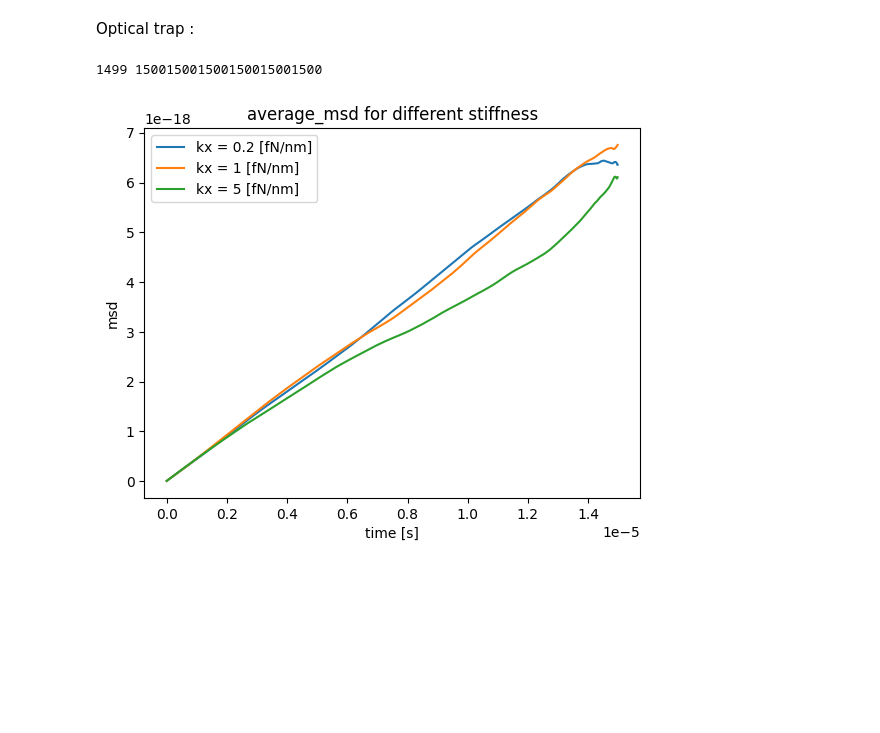
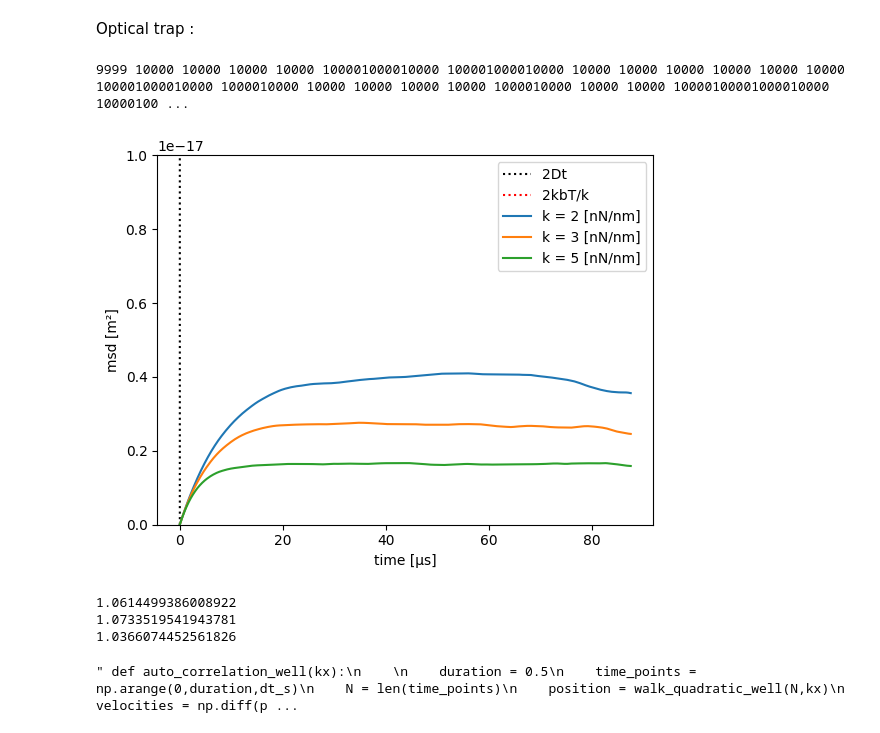
Before and after one commit to Antonin-Prom/IDIL_Internship_BFM_Langevin_modeling, a Jupyter notebook: langevin_simu/G.Volpe Brownian simulations/Optical_trap_notebook.ipynb, the cells around one changed output. Cells and saved outputs as stored; diff of their text form; code cells hidden in the pictures; blank space fills up the shorter version.

```diff
--- a/langevin_simu/G.Volpe Brownian simulations/Optical_trap_notebook.ipynb
+++ b/langevin_simu/G.Volpe Brownian simulations/Optical_trap_notebook.ipynb
@@ -233,7 +255,7 @@ plt.show()
 # %% [markdown]
 The velocity autocorelation function for a particle with inertia decays rapidly, but we also observe aberations (due to the lag ?).
 # %%
-def mean_square_displacement(inertial):
+""" def mean_square_displacement(inertial):
 
     duration = 1000*tau
     time_points = np.arange(0,duration,dt_s)
@@ -253,4 +275,4 @@ def mean_square_displacement(inertial):
         mean_array.append(M)
     #Convert into a set of delta t
     time_array = np.arange(1,len(mean_array)+1)*dt_s/tau
-    return mean_array, time_array
+    return mean_array, time_array """
@@ -257,11 +281,11 @@ def mean_square_displacement(inertial):
 # %%
-msd,t = mean_square_displacement(True)
+""" msd,t = mean_square_displacement(True)
 msd2,t = mean_square_displacement(False)
-plt.xlabel('t/tau')
+plt.xlabel('t/τ')
 plt.ylabel('<x²> [m²]')
-plt.loglog(t,msd,label = 'inertial')
-plt.loglog(t,msd2, color='black', linestyle='dotted',label = 'non-inertial')
+plt.loglog(t[:-50],msd[:-50],label= 'inertial')
+plt.loglog(t[:-50],msd2[:-50], color='black', linestyle='dotted',label = 'non-inertial')
 
 plt.legend()
-plt.show()
+plt.show() """
 # %% [output]
@@ -299,29 +323,56 @@ def msd_W_trajs(W,N,kx):
     mean_msd *= 1/W
     return mean_msd
 # %%
-kx1 =  0.2*(10e-15)/(10e-9) #fN/nm
-kx2 =  1*(10e-15)/(10e-9) #fN/nm
-kx3 =  5*(10e-15)/(10e-9) #fN/nm
+kx1 =  2000*(10e-15)/(10e-9) #fN/nm
+kx2 =  3*1000*(10e-15)/(10e-9) #fN/nm
+kx3 =  5*1000*(10e-15)/(10e-9) #fN/nm
 
-mean_msd1 = msd_W_trajs(200,1500,kx1)
-mean_msd2 = msd_W_trajs(200,1500,kx2)
-mean_msd3 = msd_W_trajs(200,1500,kx3)
+mean_msd1 = msd_W_trajs(500,10000,kx1)
+mean_msd2 = msd_W_trajs(500,10000,kx2)
+mean_msd3 = msd_W_trajs(500,10000,kx3)
+
+
+mean_msd1 = mean_msd1[:-int(len(mean_msd1)/8)]
+mean_msd2 = mean_msd2[:-int(len(mean_msd2)/8)]
+mean_msd3 = mean_msd3[:-int(len(mean_msd3)/8)]
 t = np.arange(len(mean_msd1))*dt_s
+k_line = np.ones(int(len(t)))
+k_line *= (2*k_b*T_K/kx3)
 
-plt.plot(t,mean_msd1,label = 'kx = 0.2 [fN/nm]')
-plt.plot(t,mean_msd2,label = 'kx = 1 [fN/nm]')
-plt.plot(t,mean_msd3,label = 'kx = 5 [fN/nm]')
+plt.plot(t,2*diffusion*t, label = '2Dt',color='black', linestyle='dotted')
+plt.plot(t[:-int(len(t)/10)],k_line[:-int(len(t)/10)],label = '2kbT/k',color='red', linestyle='dotted')
+t*=1e6
+plt.plot(t,mean_msd1,label = 'k = 2 [nN/nm]')
+plt.plot(t,mean_msd2,label = 'k = 3 [nN/nm]')
+plt.plot(t,mean_msd3,label = 'k = 5 [nN/nm]')
 
-plt.xlabel('time [s]')
-plt.ylabel('msd')
-plt.title('average_msd for different stiffness')
+plt.xlabel('time [μs]')
+plt.ylabel('msd [m²]')
+plt.ylim(0,1e-17)
 plt.legend()
 plt.show()
 # %% [output]
-1499 150015001500150015001500
+9999 10000 10000 10000 10000 100001000010000 100001000010000 10000 10000 10000 10000 10000 10000 100001000010000 1000010000 10000 10000 10000 10000 1000010000 10000 10000 10000100001000010000 10000100 ...
-[figure, old version]
+[figure, new version]
+# %%
+# k determination
+def stiffness_det(msd):
+    msd = msd[len(msd)//10:-len(msd)//10]
+    lim = []
+    for i in range (1,len(msd)-1):
+        if msd[i+1]- msd[i-1] < diffusion/100:
+            lim.append(msd[i])
+    kx = 2*k_b*T_K/np.mean(lim)
+    return kx
+print (stiffness_det(mean_msd1)/kx1)
+print (stiffness_det(mean_msd2)/kx2)
+print (stiffness_det(mean_msd3)/kx3)
+# %% [output]
+1.0614499386008922
+1.0733519541943781
+1.0366074452561826
 # %%
-def auto_correlation_well(kx):
+""" def auto_correlation_well(kx):
 
     duration = 0.5
     time_points = np.arange(0,duration,dt_s)
@@ -344,4 +395,6 @@ plt.ylabel('Cv(t) [a.u]')
 plt.plot(t,C1)
 plt.plot(t,C2)
 plt.plot(t,C3)
-plt.show()
+plt.show() """
+# %% [output]
+" def auto_correlation_well(kx):\n    \n    duration = 0.5\n    time_points = np.arange(0,duration,dt_s)\n    N = len(time_points)\n    position = walk_quadratic_well(N,kx)\n    velocities = np.diff(p ...
```
Also changed, not shown: parts of 6 cells of this notebook, 5 other files.
